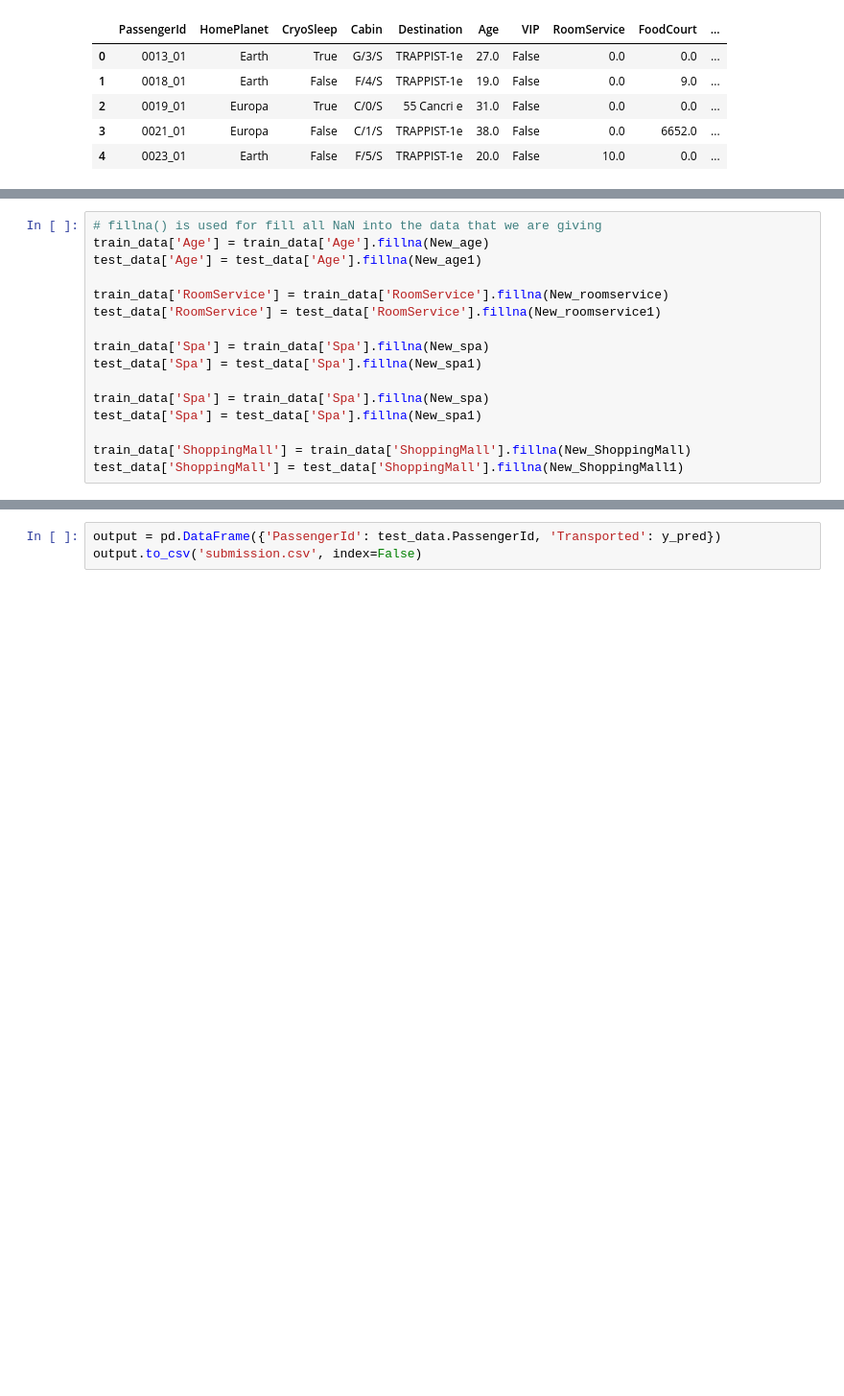
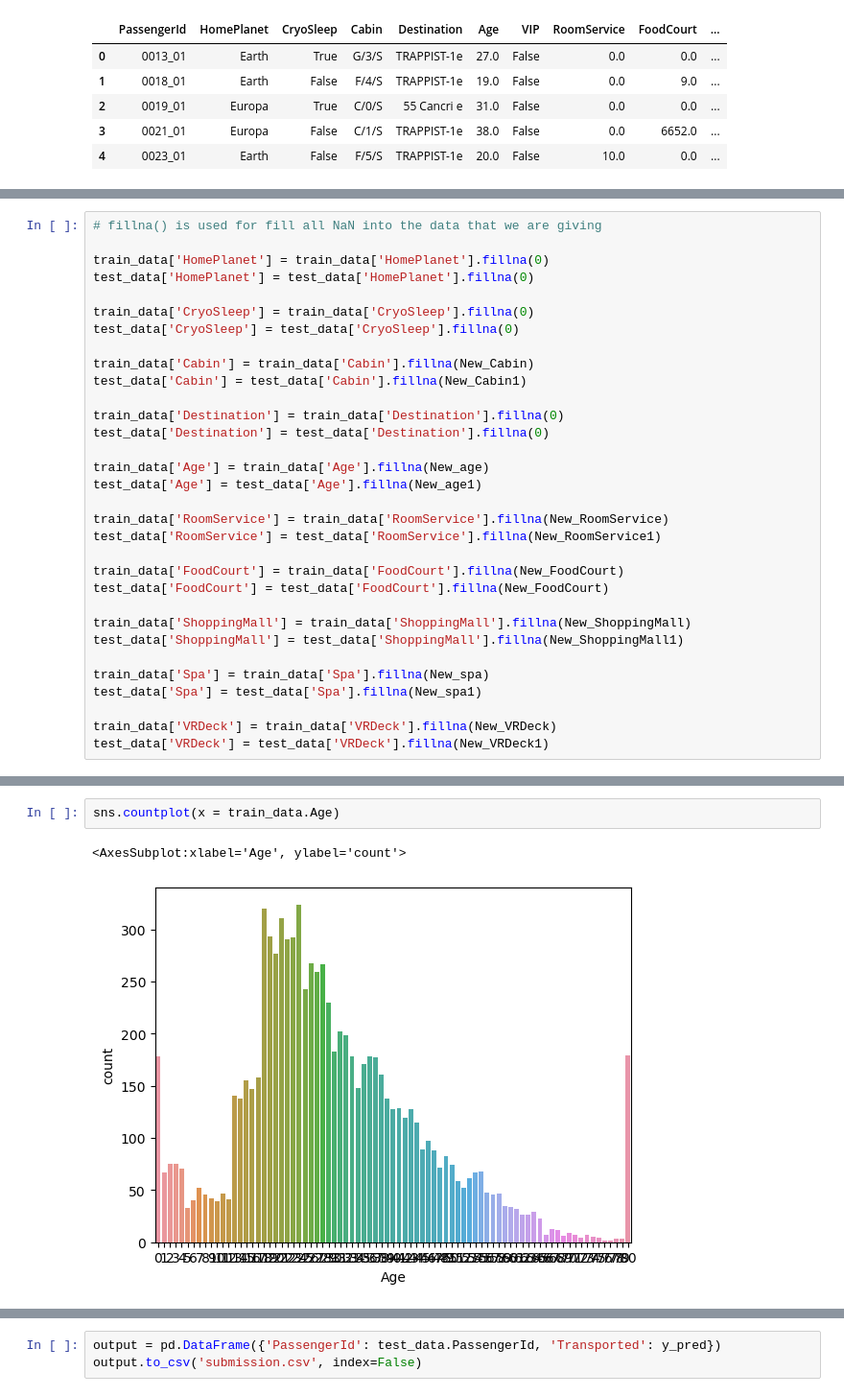
Before and after one commit to r-sanjiv/Spaceship_Titanic, a Jupyter notebook: sample-submission-csv.ipynb, the cells around one changed output, grey strips where cells are left out. Shown at 96% size. Cells and saved outputs as stored; diff of their text form; blank space fills up the shorter version.

```diff
--- a/sample-submission-csv.ipynb
+++ b/sample-submission-csv.ipynb
@@ -80,16 +174,32 @@ New_ShoppingMall1=test_data['ShoppingMall'].mean()
 # %%
 # fillna() is used for fill all NaN into the data that we are giving
+
+train_data['HomePlanet'] = train_data['HomePlanet'].fillna(0)
+test_data['HomePlanet'] = test_data['HomePlanet'].fillna(0)
+
+train_data['CryoSleep'] = train_data['CryoSleep'].fillna(0)
+test_data['CryoSleep'] = test_data['CryoSleep'].fillna(0)
+
+train_data['Cabin'] = train_data['Cabin'].fillna(New_Cabin)
+test_data['Cabin'] = test_data['Cabin'].fillna(New_Cabin1)
+
+train_data['Destination'] = train_data['Destination'].fillna(0)
+test_data['Destination'] = test_data['Destination'].fillna(0)
+
 train_data['Age'] = train_data['Age'].fillna(New_age)
 test_data['Age'] = test_data['Age'].fillna(New_age1)
 
-train_data['RoomService'] = train_data['RoomService'].fillna(New_roomservice)
-test_data['RoomService'] = test_data['RoomService'].fillna(New_roomservice1)
+train_data['RoomService'] = train_data['RoomService'].fillna(New_RoomService)
+test_data['RoomService'] = test_data['RoomService'].fillna(New_RoomService1)
+
+train_data['FoodCourt'] = train_data['FoodCourt'].fillna(New_FoodCourt)
+test_data['FoodCourt'] = test_data['FoodCourt'].fillna(New_FoodCourt)
+
+train_data['ShoppingMall'] = train_data['ShoppingMall'].fillna(New_ShoppingMall)
+test_data['ShoppingMall'] = test_data['ShoppingMall'].fillna(New_ShoppingMall1)
 
 train_data['Spa'] = train_data['Spa'].fillna(New_spa)
 test_data['Spa'] = test_data['Spa'].fillna(New_spa1)
 
-train_data['Spa'] = train_data['Spa'].fillna(New_spa)
-test_data['Spa'] = test_data['Spa'].fillna(New_spa1)
-
-train_data['ShoppingMall'] = train_data['ShoppingMall'].fillna(New_ShoppingMall)
-test_data['ShoppingMall'] = test_data['ShoppingMall'].fillna(New_ShoppingMall1)
+train_data['VRDeck'] = train_data['VRDeck'].fillna(New_VRDeck)
+test_data['VRDeck'] = test_data['VRDeck'].fillna(New_VRDeck1)
@@ -95,0 +211,5 @@ test_data['ShoppingMall'] = test_data['ShoppingMall'].fillna(New_ShoppingMall1)
+# %%
+sns.countplot(x = train_data.Age)
+# %% [output]
+<AxesSubplot:xlabel='Age', ylabel='count'>
+[figure, added]
```
Also changed, not shown: parts of 17 cells of this notebook.
